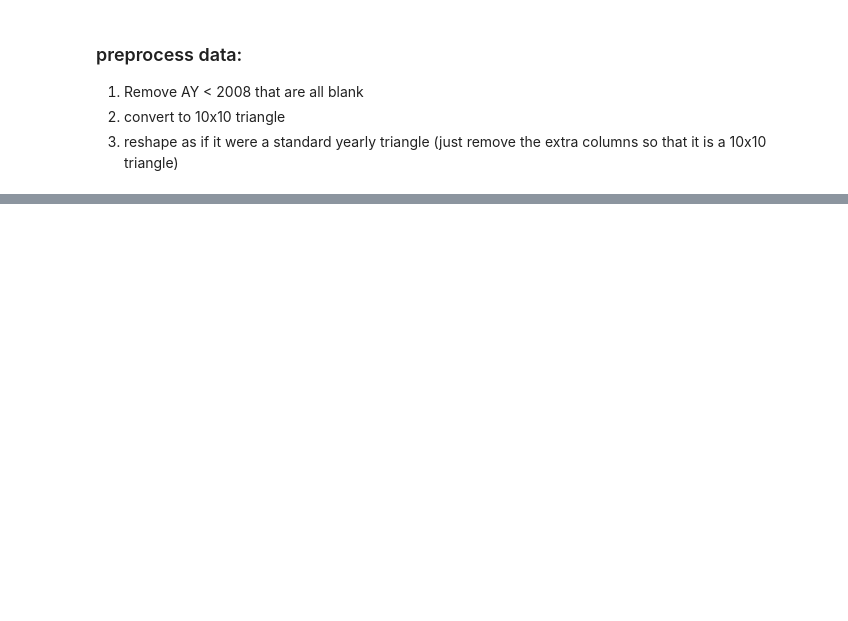
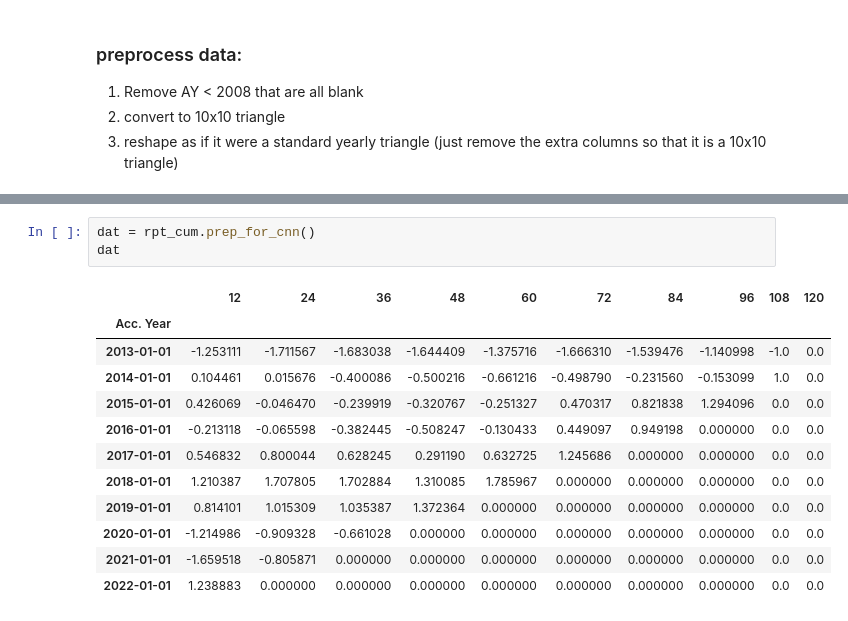
Before and after one commit to rocky-reserving/rocky, a Jupyter notebook: triangle cnn testing.ipynb, the cells around one changed output, grey strips where cells are left out. Drawn from its saved outputs; the diff is of its cells as text; blank space fills up the shorter version.

```diff
--- a/triangle cnn testing.ipynb
+++ b/triangle cnn testing.ipynb
@@ -111,0 +93,16 @@ df
+# %%
+dat = rpt_cum.prep_for_cnn()
+dat
+# %% [output]
+|  | 12 | 24 | 36 | 48 | 60 | 72 | 84 | 96 | 108 | 120 |
+| Acc. Year |  |  |  |  |  |  |  |  |  |  |
+| 2013-01-01 | -1.253111 | -1.711567 | -1.683038 | -1.644409 | -1.375716 | -1.666310 | -1.539476 | -1.140998 | -1.0 | 0.0 |
+| 2014-01-01 | 0.104461 | 0.015676 | -0.400086 | -0.500216 | -0.661216 | -0.498790 | -0.231560 | -0.153099 | 1.0 | 0.0 |
+| 2015-01-01 | 0.426069 | -0.046470 | -0.239919 | -0.320767 | -0.251327 | 0.470317 | 0.821838 | 1.294096 | 0.0 | 0.0 |
+| 2016-01-01 | -0.213118 | -0.065598 | -0.382445 | -0.508247 | -0.130433 | 0.449097 | 0.949198 | 0.000000 | 0.0 | 0.0 |
+| 2017-01-01 | 0.546832 | 0.800044 | 0.628245 | 0.291190 | 0.632725 | 1.245686 | 0.000000 | 0.000000 | 0.0 | 0.0 |
+| 2018-01-01 | 1.210387 | 1.707805 | 1.702884 | 1.310085 | 1.785967 | 0.000000 | 0.000000 | 0.000000 | 0.0 | 0.0 |
+| 2019-01-01 | 0.814101 | 1.015309 | 1.035387 | 1.372364 | 0.000000 | 0.000000 | 0.000000 | 0.000000 | 0.0 | 0.0 |
+| 2020-01-01 | -1.214986 | -0.909328 | -0.661028 | 0.000000 | 0.000000 | 0.000000 | 0.000000 | 0.000000 | 0.0 | 0.0 |
+| 2021-01-01 | -1.659518 | -0.805871 | 0.000000 | 0.000000 | 0.000000 | 0.000000 | 0.000000 | 0.000000 | 0.0 | 0.0 |
+| 2022-01-01 | 1.238883 | 0.000000 | 0.000000 | 0.000000 | 0.000000 | 0.000000 | 0.000000 | 0.000000 | 0.0 | 0.0 |
```
Also changed, not shown: parts of 14 cells of this notebook.
